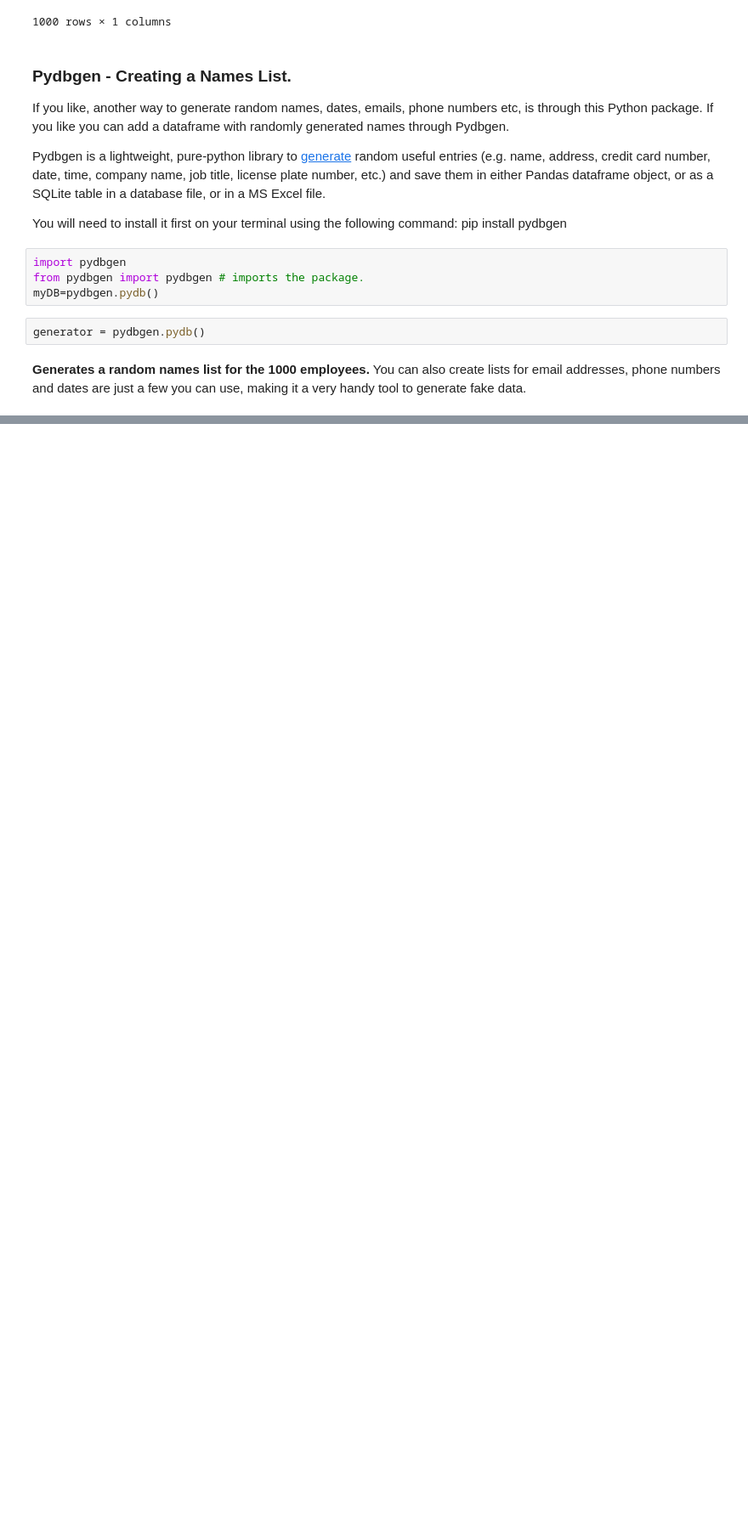
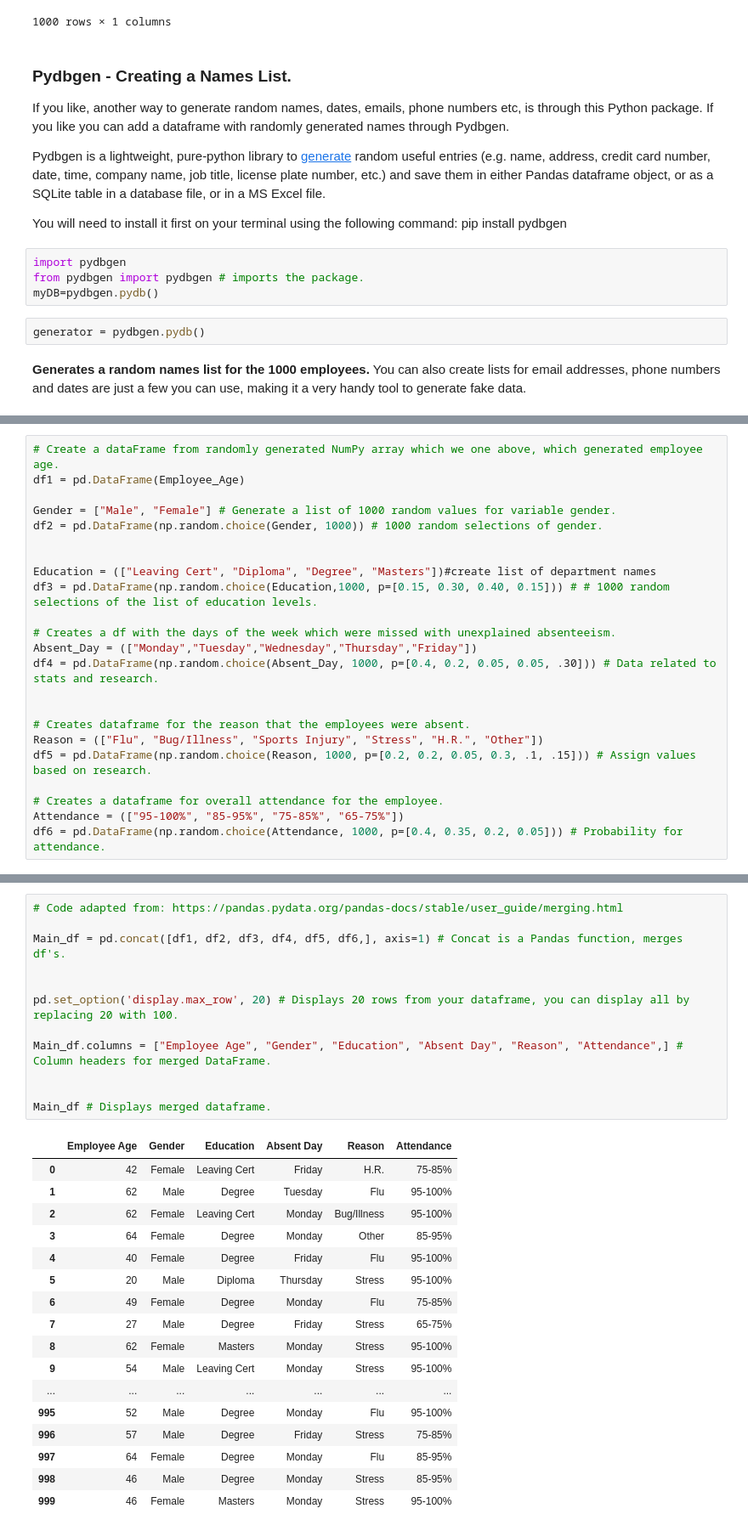
Before and after one commit to daithimarkham/Programming-for-Data-Analysis-Project-2019, a Jupyter notebook: Programming for Data Analysis Project 2019.ipynb, the cells around one changed output, grey strips where cells are left out. Shown at 85% size. Saved outputs shown, nothing was run; the diff lists cells and outputs as text; blank space fills up the shorter version.

```diff
--- a/Programming for Data Analysis Project 2019.ipynb
+++ b/Programming for Data Analysis Project 2019.ipynb
@@ -1008,0 +853,23 @@ BMC Public Health, 2019, Factors effecting Absenteeism, viewed on the 2019/12/11
+# %%
+# Create a dataFrame from randomly generated NumPy array which we one above, which generated employee age.
+df1 = pd.DataFrame(Employee_Age)
+
+Gender = ["Male", "Female"] # Generate a list of 1000 random values for variable gender.
+df2 = pd.DataFrame(np.random.choice(Gender, 1000)) # 1000 random selections of gender.
+
+
+Education = (["Leaving Cert", "Diploma", "Degree", "Masters"])#create list of department names
+df3 = pd.DataFrame(np.random.choice(Education,1000, p=[0.15, 0.30, 0.40, 0.15])) # # 1000 random selections of the list of education levels.
+
+# Creates a df with the days of the week which were missed with unexplained absenteeism.
+Absent_Day = (["Monday","Tuesday","Wednesday","Thursday","Friday"])
+df4 = pd.DataFrame(np.random.choice(Absent_Day, 1000, p=[0.4, 0.2, 0.05, 0.05, .30])) # Data related to stats and research.
+
+
+# Creates dataframe for the reason that the employees were absent.
+Reason = (["Flu", "Bug/Illness", "Sports Injury", "Stress", "H.R.", "Other"])
+df5 = pd.DataFrame(np.random.choice(Reason, 1000, p=[0.2, 0.2, 0.05, 0.3, .1, .15])) # Assign values based on research.
+
+# Creates a dataframe for overall attendance for the employee.
+Attendance = (["95-100%", "85-95%", "75-85%", "65-75%"])
+df6 = pd.DataFrame(np.random.choice(Attendance, 1000, p=[0.4, 0.35, 0.2, 0.05])) # Probability for attendance.
@@ -1008,0 +880,30 @@ BMC Public Health, 2019, Factors effecting Absenteeism, viewed on the 2019/12/11
+# %%
+# Code adapted from: https://pandas.pydata.org/pandas-docs/stable/user_guide/merging.html
+
+Main_df = pd.concat([df1, df2, df3, df4, df5, df6,], axis=1) # Concat is a Pandas function, merges df's.
+
+
+pd.set_option('display.max_row', 20) # Displays 20 rows from your dataframe, you can display all by replacing 20 with 100.
+
+Main_df.columns = ["Employee Age", "Gender", "Education", "Absent Day", "Reason", "Attendance",] # Column headers for merged DataFrame.
+
+
+Main_df # Displays merged dataframe.
+# %% [output]
+|  | Employee Age | Gender | Education | Absent Day | Reason | Attendance |
+| 0 | 42 | Female | Leaving Cert | Friday | H.R. | 75-85% |
+| 1 | 62 | Male | Degree | Tuesday | Flu | 95-100% |
+| 2 | 62 | Female | Leaving Cert | Monday | Bug/Illness | 95-100% |
+| 3 | 64 | Female | Degree | Monday | Other | 85-95% |
+| 4 | 40 | Female | Degree | Friday | Flu | 95-100% |
+| 5 | 20 | Male | Diploma | Thursday | Stress | 95-100% |
+| 6 | 49 | Female | Degree | Monday | Flu | 75-85% |
+| 7 | 27 | Male | Degree | Friday | Stress | 65-75% |
+| 8 | 62 | Female | Masters | Monday | Stress | 95-100% |
+| 9 | 54 | Male | Leaving Cert | Monday | Stress | 95-100% |
+| ... | ... | ... | ... | ... | ... | ... |
+| 995 | 52 | Male | Degree | Monday | Flu | 95-100% |
+| 996 | 57 | Male | Degree | Friday | Stress | 75-85% |
+| 997 | 64 | Female | Degree | Monday | Flu | 85-95% |
+| 998 | 46 | Male | Degree | Monday | Stress | 85-95% |
+| 999 | 46 | Female | Masters | Monday | Stress | 95-100% |
```
Also changed, not shown: parts of 59 cells of this notebook.
